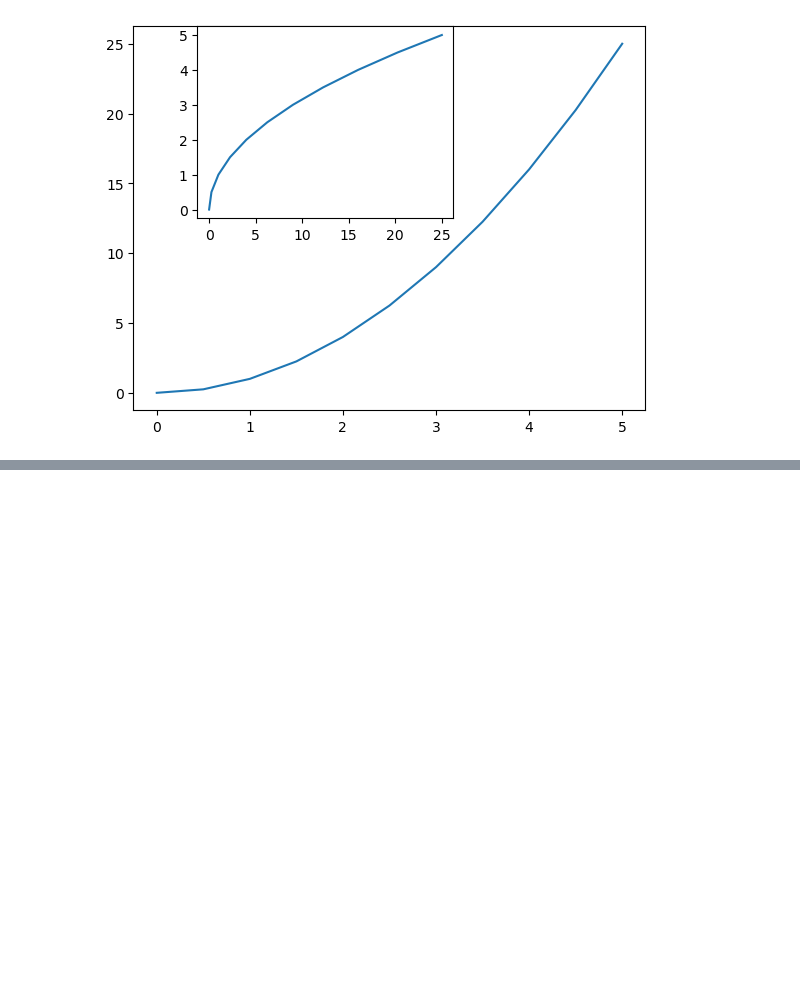
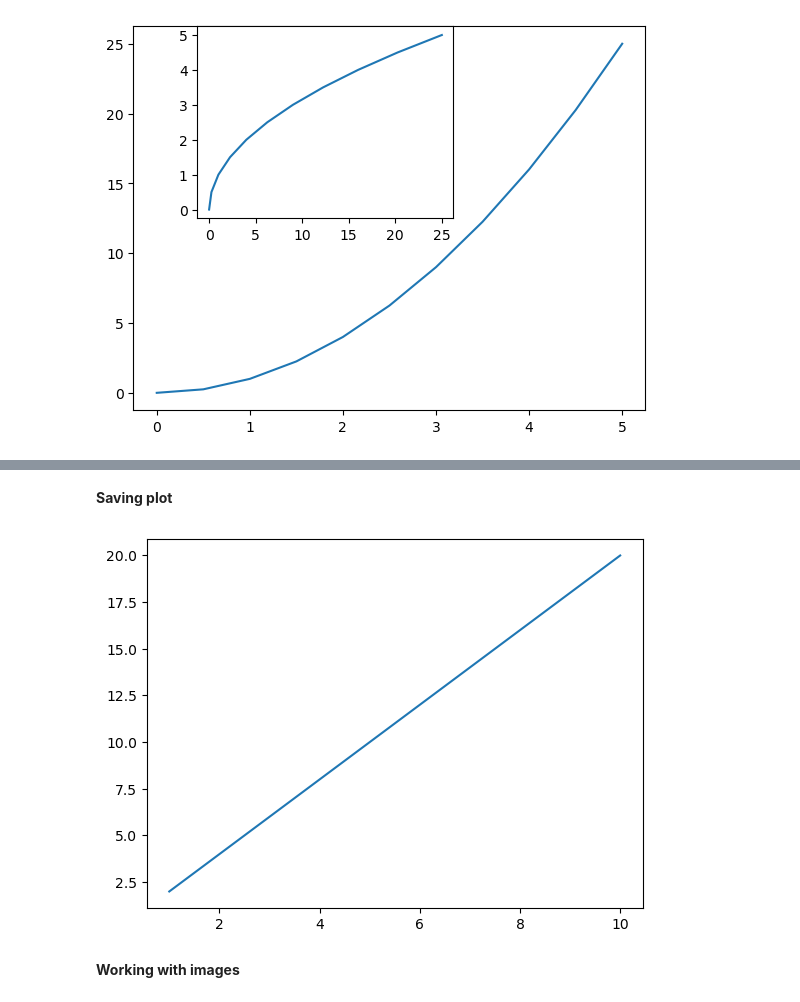
Before and after one commit to Arbaz1506/Data-Visualisation, a Jupyter notebook: Matplotlib.ipynb, the cells around one changed output, grey strips where cells are left out. Drawn from its saved outputs; the diff is of its cells as text; code cells hidden in the pictures; blank space fills up the shorter version.

```diff
--- a/Matplotlib.ipynb
+++ b/Matplotlib.ipynb
@@ -83,0 +126,16 @@ axis2.plot(y, x)
+# %% [markdown]
+**Saving plot**
+# %%
+# x and y must contain the same number of values
+x = [1, 2, 3, 4, 5, 6, 7, 8, 9, 10]
+y = [2, 4, 6, 8, 10, 12, 14, 16, 18, 20]
+
+# Plot y values against x values
+plt.plot(x, y)
+
+# Save the plot as an image file
+plt.savefig("plot.png")
+# %% [output]
+[figure, added]
+# %% [markdown]
+**Working with images**
```
Also changed, not shown: parts of 14 cells of this notebook, 3 other files.
